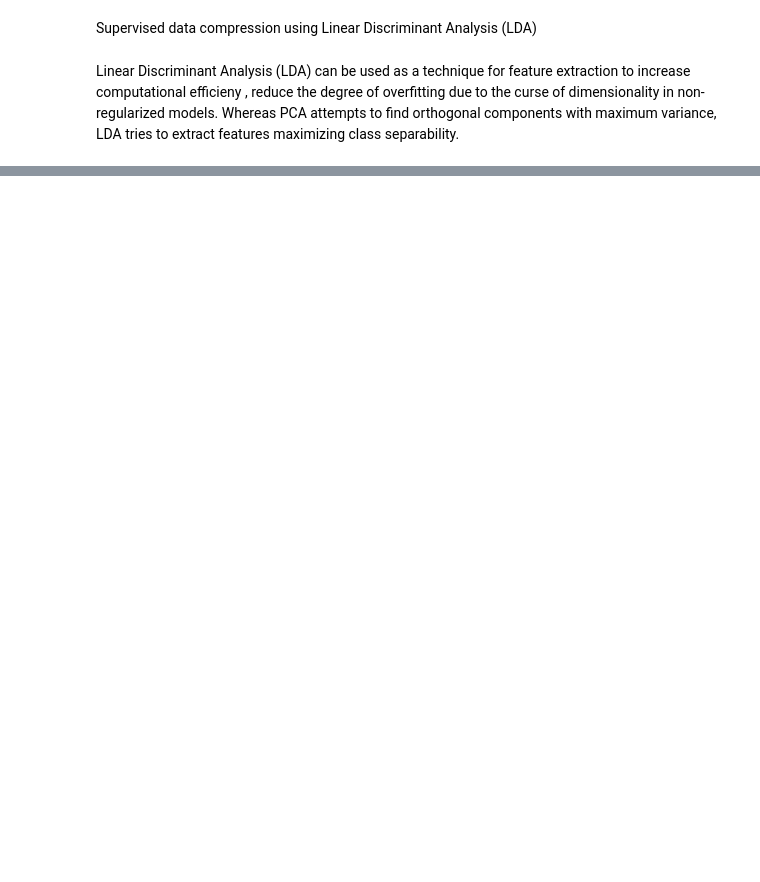
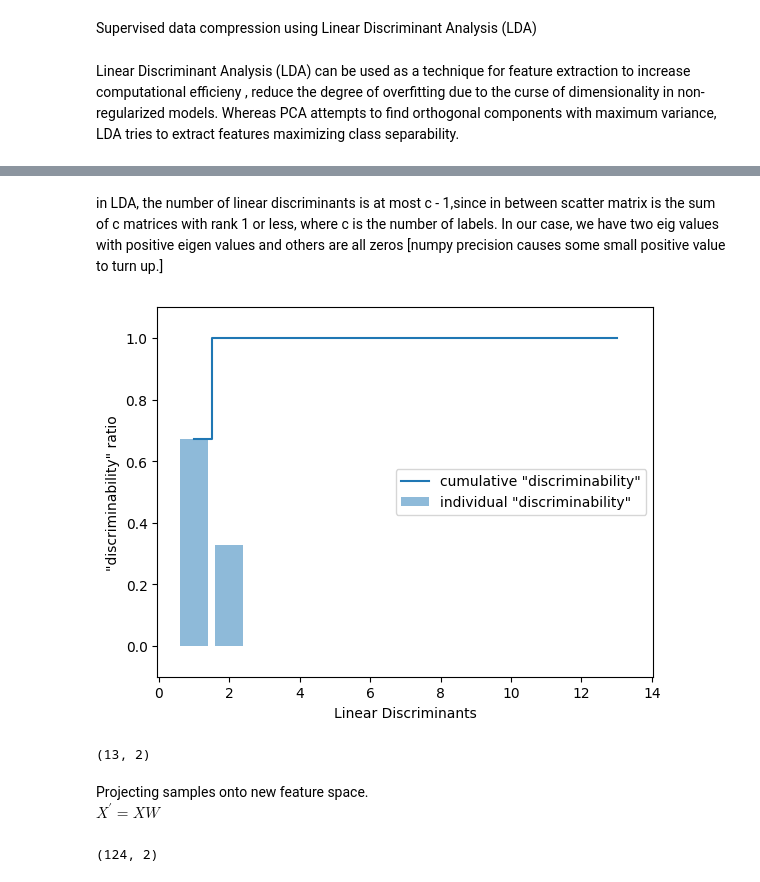
Before and after one commit to Divyesh-Kanagavel/HandsOnML-AI, a Jupyter notebook: Dimensionality_reduction.ipynb, the cells around one changed output, grey strips where cells are left out. Cells and saved outputs as stored; diff of their text form; code cells hidden in the pictures; blank space fills up the shorter version.

```diff
--- a/Dimensionality_reduction.ipynb
+++ b/Dimensionality_reduction.ipynb
@@ -298,0 +370,7 @@ Linear Discriminant Analysis (LDA) can be used as a technique for feature extrac
+# %%
+d = 13
+S_w = np.zeros((d,d))
+for label, mv in zip(range(1,4), mean_vecs):
+    class_scatter = np.cov(X_train_std[y_train == label].T)
+    S_w += class_scatter
+print(S_w.shape)
@@ -298,0 +385,3 @@ Linear Discriminant Analysis (LDA) can be used as a technique for feature extrac
+# %%
+mean_overall = np.mean(X_train_std, axis=0)
+print(mean_overall.shape)
@@ -298,0 +390,9 @@ Linear Discriminant Analysis (LDA) can be used as a technique for feature extrac
+# %%
+d = 13
+S_B = np.zeros((d,d))
+for i, mean_vec in enumerate(mean_vecs):
+    n_i = X_train_std[y_train == i+1,:].shape[0]
+    mean_vec = mean_vec.reshape(d,1)
+    mean_overall = mean_overall.reshape(d,1)
+    S_B += n_i * (mean_vec - mean_overall).dot((mean_vec - mean_overall).T)
+print("Between class scatter matrix : ", S_B.shape)
@@ -298,0 +403,7 @@ Linear Discriminant Analysis (LDA) can be used as a technique for feature extrac
+# %%
+eig_vals, eig_vecs = np.linalg.eig(np.linalg.inv(S_w).dot(S_B))
+eig_pairs = [(np.abs(eig_vals[i]), eig_vecs[:,i]) for i in range(len(eig_vals))]
+eig_pairs = sorted(eig_pairs, key=lambda k:k[0], reverse=True)
+#while sorting eigen values, sort based on magnitute, the one which scales the eigen vector the most in any direction.
+for eig_pair in eig_pairs:
+    print(eig_pair[0]) # eig_val
@@ -298,0 +424,15 @@ Linear Discriminant Analysis (LDA) can be used as a technique for feature extrac
+# %% [markdown]
+in LDA, the number of linear discriminants is at most c - 1,since in between scatter matrix is the sum of c matrices with rank 1 or less, where c is the number of labels. In our case, we have two eig values with positive eigen values and others are all zeros [numpy precision causes some small positive value to turn up.]
+# %%
+tot = sum(eig_vals.real)
+discr = [(i / tot) for i in sorted(eig_vals.real, reverse=True)]
+cum_discr = np.cumsum(discr)
+plt.bar(range(1, 14), discr, alpha=0.5, align='center',label='individual "discriminability"')
+plt.step(range(1, 14), cum_discr, where='mid',label='cumulative "discriminability"')
+plt.ylabel('"discriminability" ratio')
+plt.xlabel('Linear Discriminants')
+plt.ylim([-0.1, 1.1])
+plt.legend(loc='best')
+plt.show()
+# %% [output]
+[figure, added]
@@ -298,0 +441,12 @@ Linear Discriminant Analysis (LDA) can be used as a technique for feature extrac
+# %%
+w.shape
+# %% [output]
+(13, 2)
+# %% [markdown]
+Projecting samples onto new feature space. \
+$X^{'} = XW$
+# %%
+X_train_lda = X_train_std.dot(-w)
+X_train_lda.shape
+# %% [output]
+(124, 2)
```
Also changed, not shown: parts of 25 cells of this notebook.
